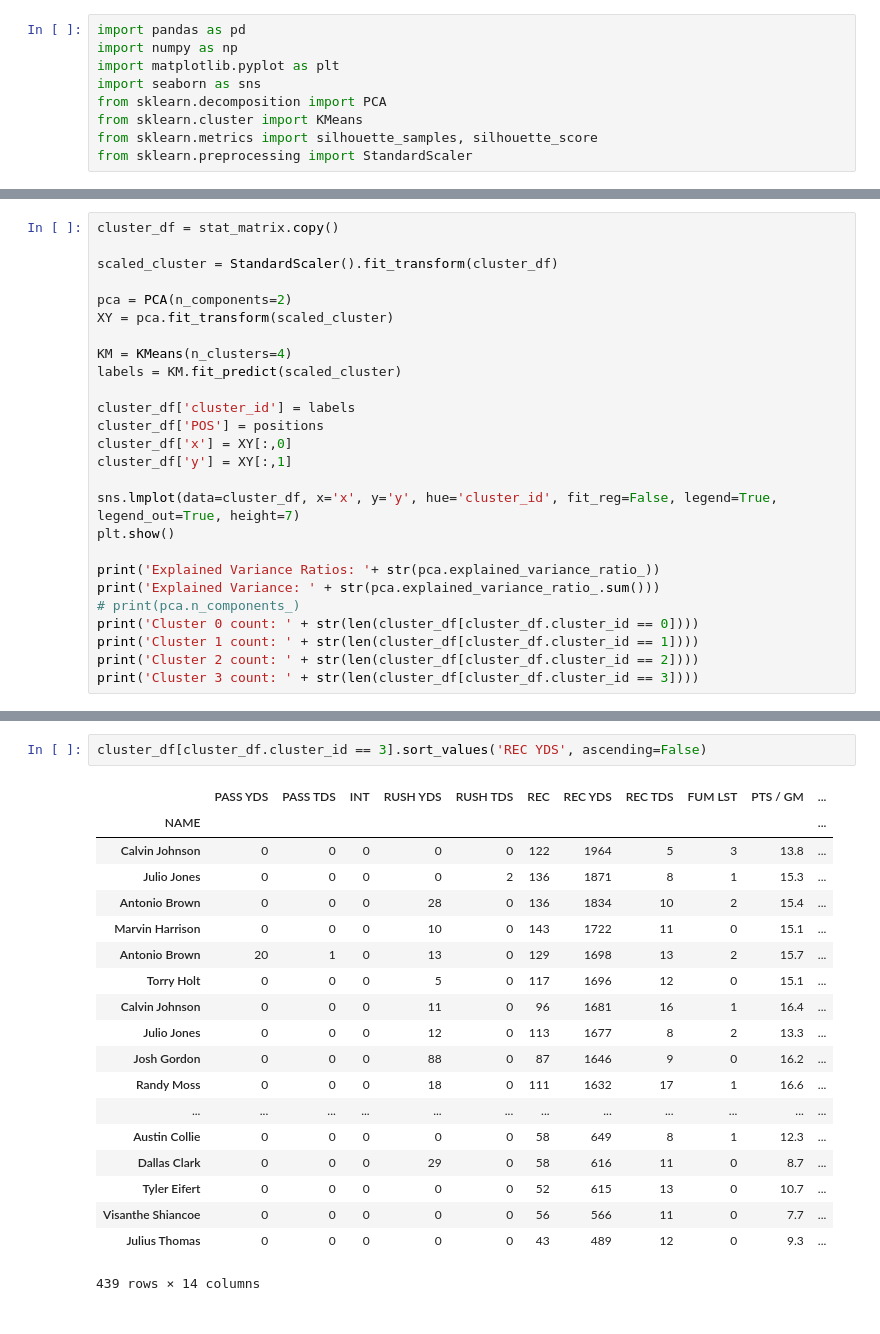
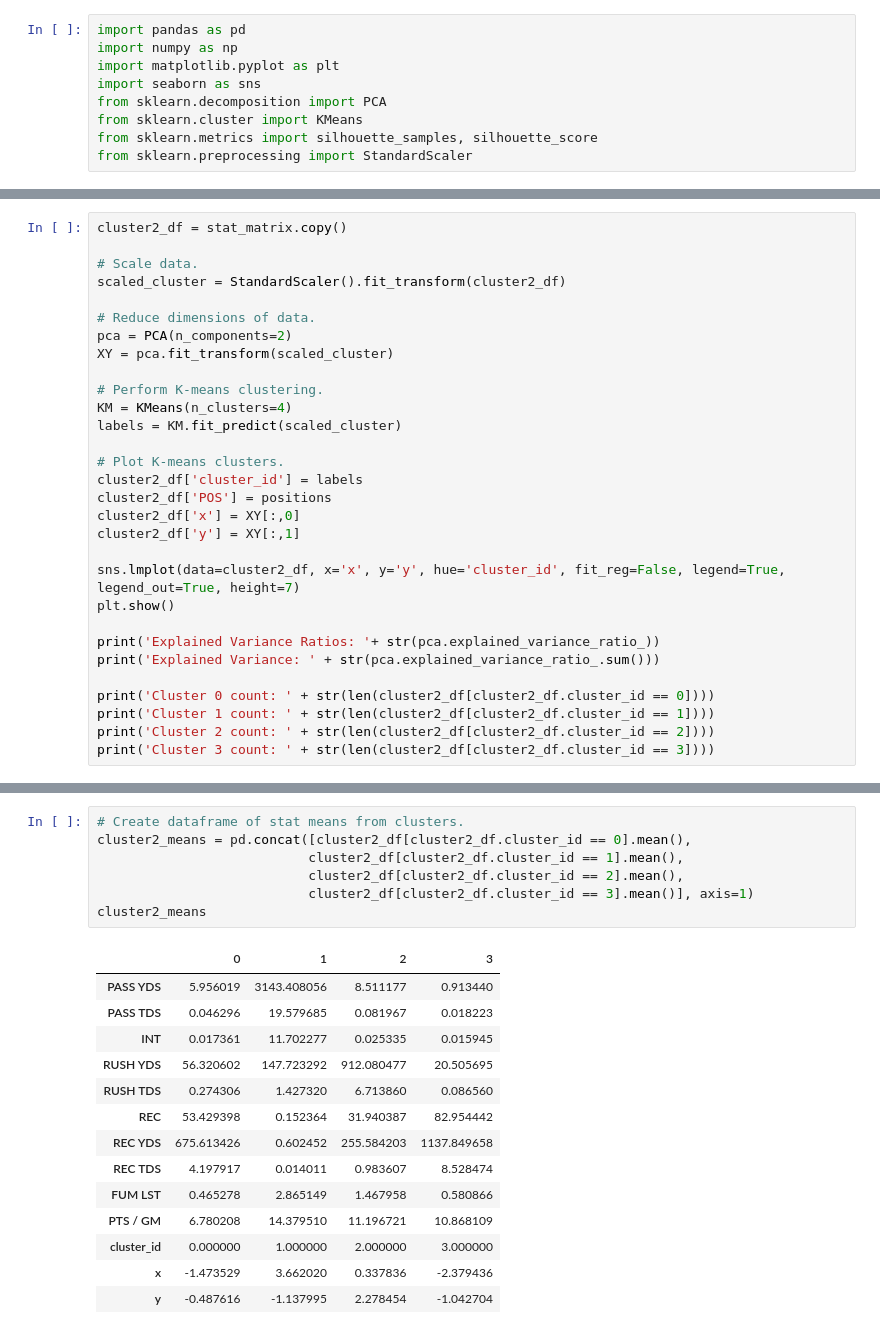
Before and after one commit to jlwalsh13/Capstone_1, a Jupyter notebook: ff_clustering.ipynb, the cells around one changed output, grey strips where cells are left out. Saved outputs shown, nothing was run; the diff lists cells and outputs as text.

```diff
--- a/ff_clustering.ipynb
+++ b/ff_clustering.ipynb
@@ -122,29 +147,33 @@ Cluster 3 count: 0
 # %%
-cluster_df = stat_matrix.copy()
+cluster2_df = stat_matrix.copy()
 
-scaled_cluster = StandardScaler().fit_transform(cluster_df)
+# Scale data.
+scaled_cluster = StandardScaler().fit_transform(cluster2_df)
 
+# Reduce dimensions of data.
 pca = PCA(n_components=2)
 XY = pca.fit_transform(scaled_cluster)
 
+# Perform K-means clustering.
 KM = KMeans(n_clusters=4)
 labels = KM.fit_predict(scaled_cluster)
 
-cluster_df['cluster_id'] = labels
-cluster_df['POS'] = positions
-cluster_df['x'] = XY[:,0]
-cluster_df['y'] = XY[:,1]
+# Plot K-means clusters.
+cluster2_df['cluster_id'] = labels
+cluster2_df['POS'] = positions
+cluster2_df['x'] = XY[:,0]
+cluster2_df['y'] = XY[:,1]
 
-sns.lmplot(data=cluster_df, x='x', y='y', hue='cluster_id', fit_reg=False, legend=True, legend_out=True, height=7)
+sns.lmplot(data=cluster2_df, x='x', y='y', hue='cluster_id', fit_reg=False, legend=True, legend_out=True, height=7)
 plt.show()
 
 print('Explained Variance Ratios: '+ str(pca.explained_variance_ratio_))
 print('Explained Variance: ' + str(pca.explained_variance_ratio_.sum()))
-# print(pca.n_components_)
-print('Cluster 0 count: ' + str(len(cluster_df[cluster_df.cluster_id == 0])))
-print('Cluster 1 count: ' + str(len(cluster_df[cluster_df.cluster_id == 1])))
-print('Cluster 2 count: ' + str(len(cluster_df[cluster_df.cluster_id == 2])))
-print('Cluster 3 count: ' + str(len(cluster_df[cluster_df.cluster_id == 3])))
+
+print('Cluster 0 count: ' + str(len(cluster2_df[cluster2_df.cluster_id == 0])))
+print('Cluster 1 count: ' + str(len(cluster2_df[cluster2_df.cluster_id == 1])))
+print('Cluster 2 count: ' + str(len(cluster2_df[cluster2_df.cluster_id == 2])))
+print('Cluster 3 count: ' + str(len(cluster2_df[cluster2_df.cluster_id == 3])))
 # %% [output]
 [figure]
 Explained Variance Ratios: [0.51692578 0.23796952]
@@ -153,26 +182,26 @@ Cluster 0 count: 864
 Cluster 1 count: 571
 Cluster 2 count: 671
 Cluster 3 count: 439
-# %%
-cluster_df[cluster_df.cluster_id == 3].sort_values('REC YDS', ascending=False)
-# %% [output]
-|  | PASS YDS | PASS TDS | INT | RUSH YDS | RUSH TDS | REC | REC YDS | REC TDS | FUM LST | PTS / GM | ... |
-| NAME |  |  |  |  |  |  |  |  |  |  | ... |
-| Calvin Johnson | 0 | 0 | 0 | 0 | 0 | 122 | 1964 | 5 | 3 | 13.8 | ... |
-| Julio Jones | 0 | 0 | 0 | 0 | 2 | 136 | 1871 | 8 | 1 | 15.3 | ... |
-| Antonio Brown | 0 | 0 | 0 | 28 | 0 | 136 | 1834 | 10 | 2 | 15.4 | ... |
-| Marvin Harrison | 0 | 0 | 0 | 10 | 0 | 143 | 1722 | 11 | 0 | 15.1 | ... |
-| Antonio Brown | 20 | 1 | 0 | 13 | 0 | 129 | 1698 | 13 | 2 | 15.7 | ... |
-| Torry Holt | 0 | 0 | 0 | 5 | 0 | 117 | 1696 | 12 | 0 | 15.1 | ... |
-| Calvin Johnson | 0 | 0 | 0 | 11 | 0 | 96 | 1681 | 16 | 1 | 16.4 | ... |
-| Julio Jones | 0 | 0 | 0 | 12 | 0 | 113 | 1677 | 8 | 2 | 13.3 | ... |
-| Josh Gordon | 0 | 0 | 0 | 88 | 0 | 87 | 1646 | 9 | 0 | 16.2 | ... |
-| Randy Moss | 0 | 0 | 0 | 18 | 0 | 111 | 1632 | 17 | 1 | 16.6 | ... |
-| ... | ... | ... | ... | ... | ... | ... | ... | ... | ... | ... | ... |
-| Austin Collie | 0 | 0 | 0 | 0 | 0 | 58 | 649 | 8 | 1 | 12.3 | ... |
-| Dallas Clark | 0 | 0 | 0 | 29 | 0 | 58 | 616 | 11 | 0 | 8.7 | ... |
-| Tyler Eifert | 0 | 0 | 0 | 0 | 0 | 52 | 615 | 13 | 0 | 10.7 | ... |
-| Visanthe Shiancoe | 0 | 0 | 0 | 0 | 0 | 56 | 566 | 11 | 0 | 7.7 | ... |
-| Julius Thomas | 0 | 0 | 0 | 0 | 0 | 43 | 489 | 12 | 0 | 9.3 | ... |
-439 rows × 14 columns
+# %%
+# Create dataframe of stat means from clusters.
+cluster2_means = pd.concat([cluster2_df[cluster2_df.cluster_id == 0].mean(),
+                           cluster2_df[cluster2_df.cluster_id == 1].mean(),
+                           cluster2_df[cluster2_df.cluster_id == 2].mean(),
+                           cluster2_df[cluster2_df.cluster_id == 3].mean()], axis=1)
+cluster2_means
+# %% [output]
+|  | 0 | 1 | 2 | 3 |
+| PASS YDS | 5.956019 | 3143.408056 | 8.511177 | 0.913440 |
+| PASS TDS | 0.046296 | 19.579685 | 0.081967 | 0.018223 |
+| INT | 0.017361 | 11.702277 | 0.025335 | 0.015945 |
+| RUSH YDS | 56.320602 | 147.723292 | 912.080477 | 20.505695 |
+| RUSH TDS | 0.274306 | 1.427320 | 6.713860 | 0.086560 |
+| REC | 53.429398 | 0.152364 | 31.940387 | 82.954442 |
+| REC YDS | 675.613426 | 0.602452 | 255.584203 | 1137.849658 |
+| REC TDS | 4.197917 | 0.014011 | 0.983607 | 8.528474 |
+| FUM LST | 0.465278 | 2.865149 | 1.467958 | 0.580866 |
+| PTS / GM | 6.780208 | 14.379510 | 11.196721 | 10.868109 |
+| cluster_id | 0.000000 | 1.000000 | 2.000000 | 3.000000 |
+| x | -1.473529 | 3.662020 | 0.337836 | -2.379436 |
+| y | -0.487616 | -1.137995 | 2.278454 | -1.042704 |
 # %%
```
Also changed, not shown: parts of 11 cells of this notebook, 2 other files.
